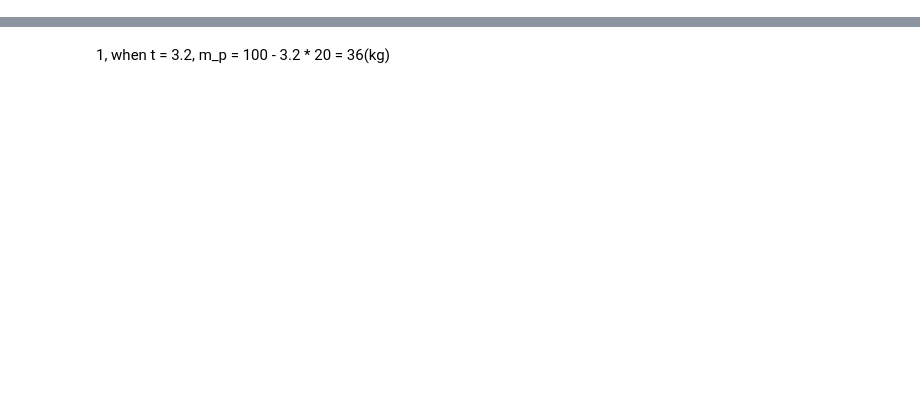
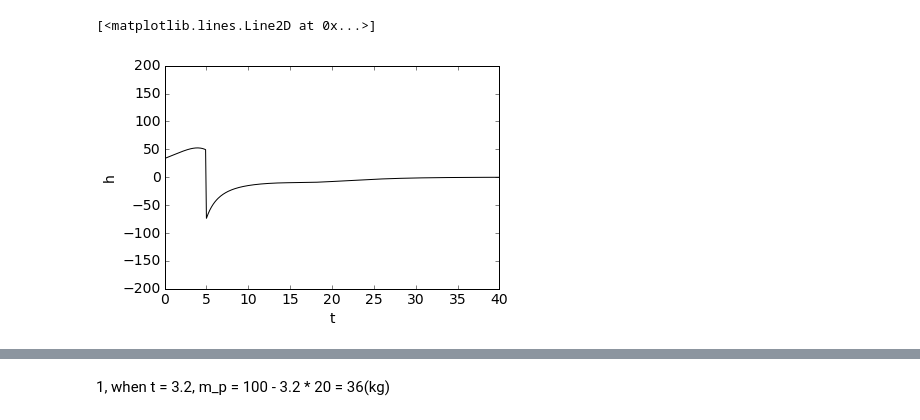
Before and after one commit to iamisrapel/MAE6286, a Jupyter notebook: rocket_boom.ipynb, the cells around one changed output, grey strips where cells are left out. Drawn from its saved outputs; the diff is of its cells as text; code cells hidden in the pictures; blank space fills up the shorter version.

```diff
--- a/rocket_boom.ipynb
+++ b/rocket_boom.ipynb
@@ -72,3 +67,13 @@ plt.plot(t,v,'k-')
+# %%
+plt.xlim(0, 40)
+plt.ylim(-200, 200)
+plt.tick_params(axis='both', labelsize=14)
+plt.xlabel('t',fontsize=14)
+plt.ylabel('h', fontsize=14)
+plt.plot(t,a,'k-')
+# %% [output]
+[<matplotlib.lines.Line2D at 0x...>]
+[figure, added]
 # %%
 max(h)
 # %% [output]
```
Also changed, not shown: parts of 18 cells of this notebook, 1 other file.
